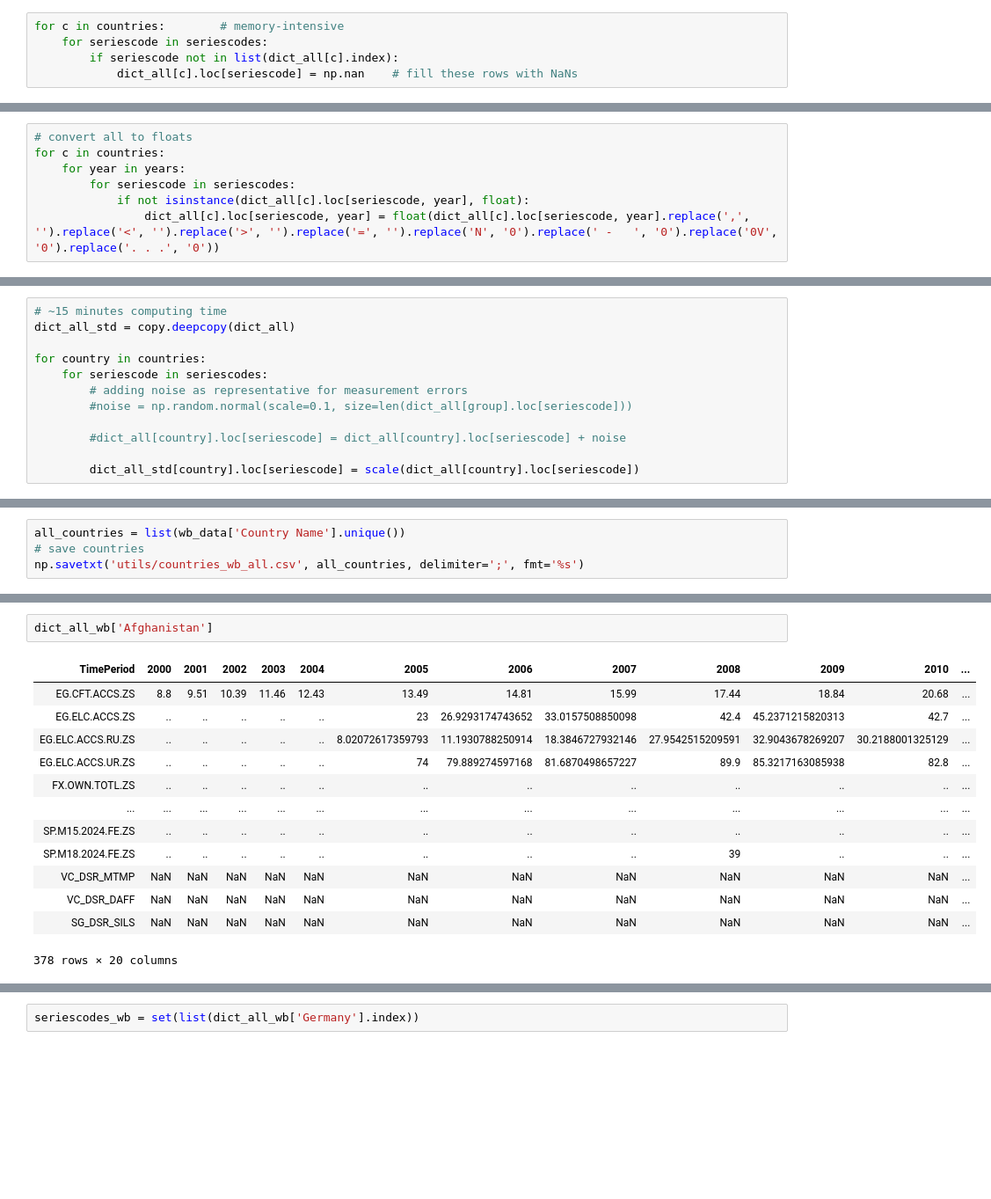
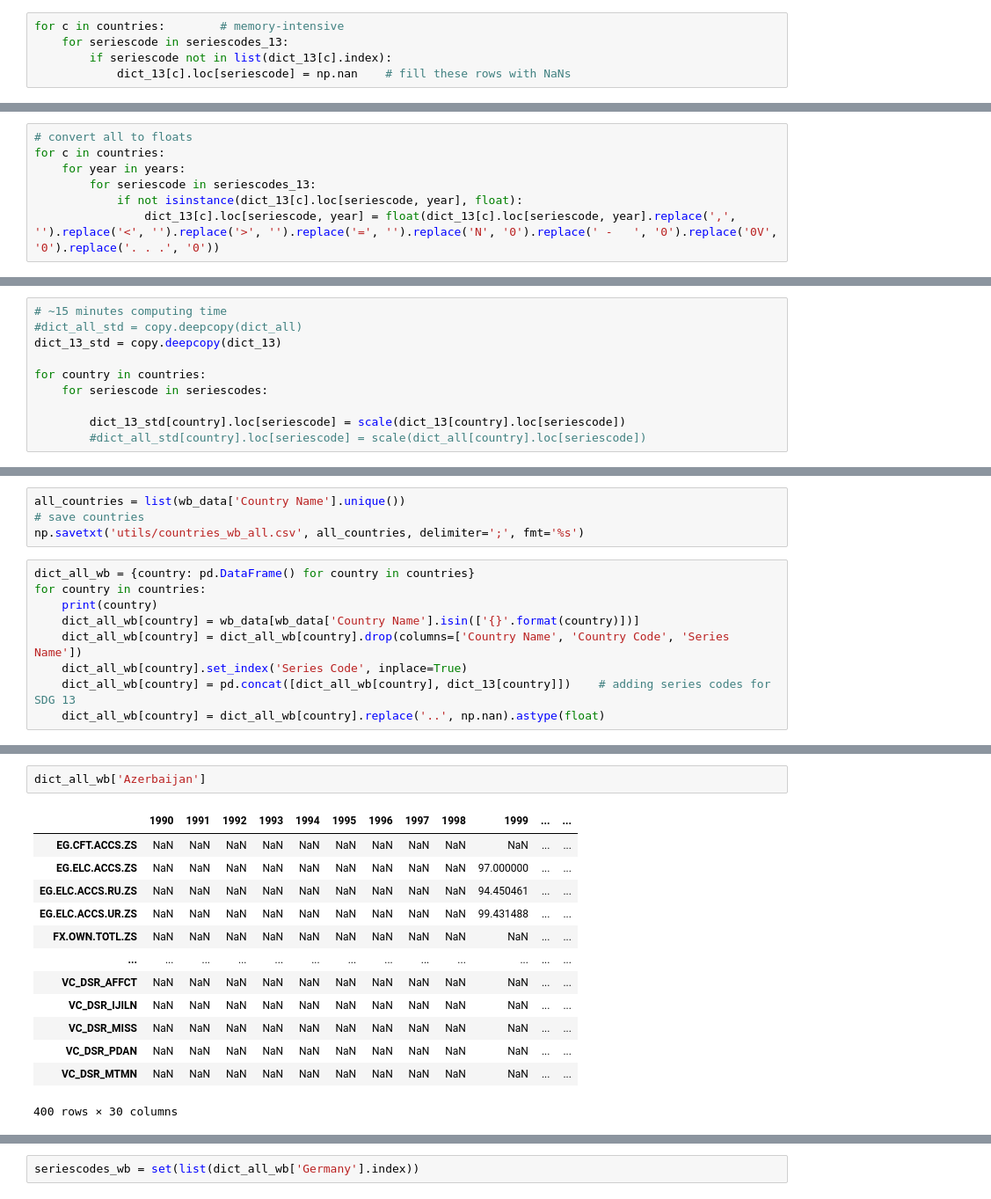
Before and after one commit to felix-laumann/SDG-networks, a Jupyter notebook: 1_data_preparation.ipynb, the cells around one changed output, grey strips where cells are left out. Shown at 88% size. Drawn from its saved outputs; the diff is of its cells as text; blank space fills up the shorter version.

```diff
--- a/1_data_preparation.ipynb
+++ b/1_data_preparation.ipynb
@@ -301,8 +302,8 @@ len(list(dict_all['Nicaragua'].index))
 Let's have all $J$ sub-indicators we want for each country as rows. We fill these rows with NaNs.
 # %%
 for c in countries:        # memory-intensive
-    for seriescode in seriescodes:
-        if seriescode not in list(dict_all[c].index):
-            dict_all[c].loc[seriescode] = np.nan    # fill these rows with NaNs
+    for seriescode in seriescodes_13:
+        if seriescode not in list(dict_13[c].index):
+            dict_13[c].loc[seriescode] = np.nan    # fill these rows with NaNs
 # %%
 # check: do we have J many?
@@ -313,8 +314,8 @@ len(list(dict_all['Nicaragua'].index))
 # convert all to floats
 for c in countries:
     for year in years:
-        for seriescode in seriescodes:
-            if not isinstance(dict_all[c].loc[seriescode, year], float):
-                dict_all[c].loc[seriescode, year] = float(dict_all[c].loc[seriescode, year].replace(',', '').replace('<', '').replace('>', '').replace('=', '').replace('N', '0').replace(' -   ', '0').replace('0V', '0').replace('. . .', '0'))
+        for seriescode in seriescodes_13:
+            if not isinstance(dict_13[c].loc[seriescode, year], float):
+                dict_13[c].loc[seriescode, year] = float(dict_13[c].loc[seriescode, year].replace(',', '').replace('<', '').replace('>', '').replace('=', '').replace('N', '0').replace(' -   ', '0').replace('0V', '0').replace('. . .', '0'))
 # %%
 # double-check: are all series codes as rows?
@@ -408,16 +406,14 @@ dict_all = pickle.load(open('utils/data/dict_all.pkl', 'rb'))
 dict_all_std = pickle.load(open('utils/data/dict_all_std.pkl', 'rb'))
 # %%
 # ~15 minutes computing time
-dict_all_std = copy.deepcopy(dict_all)
+#dict_all_std = copy.deepcopy(dict_all)
+dict_13_std = copy.deepcopy(dict_13)
 
 for country in countries:
     for seriescode in seriescodes:
-        # adding noise as representative for measurement errors
-        #noise = np.random.normal(scale=0.1, size=len(dict_all[group].loc[seriescode]))
 
-        #dict_all[country].loc[seriescode] = dict_all[country].loc[seriescode] + noise
-
-        dict_all_std[country].loc[seriescode] = scale(dict_all[country].loc[seriescode])
+        dict_13_std[country].loc[seriescode] = scale(dict_13[country].loc[seriescode])
+        #dict_all_std[country].loc[seriescode] = scale(dict_all[country].loc[seriescode])
 # %%
 #check
 print('Original value', dict_all['France'].loc['AG_LND_FRST'])
@@ -497,3 +486,12 @@ wb_info = wb_info.drop(columns=['Topic', 'Indicator Name'])
 all_countries = list(wb_data['Country Name'].unique())
 # save countries
 np.savetxt('utils/countries_wb_all.csv', all_countries, delimiter=';', fmt='%s')
+# %%
+dict_all_wb = {country: pd.DataFrame() for country in countries}
+for country in countries:
+    print(country)
+    dict_all_wb[country] = wb_data[wb_data['Country Name'].isin(['{}'.format(country)])]
+    dict_all_wb[country] = dict_all_wb[country].drop(columns=['Country Name', 'Country Code', 'Series Name'])
+    dict_all_wb[country].set_index('Series Code', inplace=True)
+    dict_all_wb[country] = pd.concat([dict_all_wb[country], dict_13[country]])    # adding series codes for SDG 13
+    dict_all_wb[country] = dict_all_wb[country].replace('..', np.nan).astype(float)
@@ -500,16 +516,16 @@ np.savetxt('utils/countries_wb_all.csv', all_countries, delimiter=';', fmt='%s')
 # %%
-dict_all_wb['Afghanistan']
+dict_all_wb['Azerbaijan']
 # %% [output]
-| TimePeriod | 2000 | 2001 | 2002 | 2003 | 2004 | 2005 | 2006 | 2007 | 2008 | 2009 | 2010 | ... |
-| EG.CFT.ACCS.ZS | 8.8 | 9.51 | 10.39 | 11.46 | 12.43 | 13.49 | 14.81 | 15.99 | 17.44 | 18.84 | 20.68 | ... |
-| EG.ELC.ACCS.ZS | .. | .. | .. | .. | .. | 23 | 26.9293174743652 | 33.0157508850098 | 42.4 | 45.2371215820313 | 42.7 | ... |
-| EG.ELC.ACCS.RU.ZS | .. | .. | .. | .. | .. | 8.02072617359793 | 11.1930788250914 | 18.3846727932146 | 27.9542515209591 | 32.9043678269207 | 30.2188001325129 | ... |
-| EG.ELC.ACCS.UR.ZS | .. | .. | .. | .. | .. | 74 | 79.889274597168 | 81.6870498657227 | 89.9 | 85.3217163085938 | 82.8 | ... |
-| FX.OWN.TOTL.ZS | .. | .. | .. | .. | .. | .. | .. | .. | .. | .. | .. | ... |
+|  | 1990 | 1991 | 1992 | 1993 | 1994 | 1995 | 1996 | 1997 | 1998 | 1999 | ... | ... |
+| EG.CFT.ACCS.ZS | NaN | NaN | NaN | NaN | NaN | NaN | NaN | NaN | NaN | NaN | ... | ... |
+| EG.ELC.ACCS.ZS | NaN | NaN | NaN | NaN | NaN | NaN | NaN | NaN | NaN | 97.000000 | ... | ... |
+| EG.ELC.ACCS.RU.ZS | NaN | NaN | NaN | NaN | NaN | NaN | NaN | NaN | NaN | 94.450461 | ... | ... |
+| EG.ELC.ACCS.UR.ZS | NaN | NaN | NaN | NaN | NaN | NaN | NaN | NaN | NaN | 99.431488 | ... | ... |
+| FX.OWN.TOTL.ZS | NaN | NaN | NaN | NaN | NaN | NaN | NaN | NaN | NaN | NaN | ... | ... |
 | ... | ... | ... | ... | ... | ... | ... | ... | ... | ... | ... | ... | ... |
-| SP.M15.2024.FE.ZS | .. | .. | .. | .. | .. | .. | .. | .. | .. | .. | .. | ... |
-| SP.M18.2024.FE.ZS | .. | .. | .. | .. | .. | .. | .. | .. | 39 | .. | .. | ... |
-| VC_DSR_MTMP | NaN | NaN | NaN | NaN | NaN | NaN | NaN | NaN | NaN | NaN | NaN | ... |
-| VC_DSR_DAFF | NaN | NaN | NaN | NaN | NaN | NaN | NaN | NaN | NaN | NaN | NaN | ... |
-| SG_DSR_SILS | NaN | NaN | NaN | NaN | NaN | NaN | NaN | NaN | NaN | NaN | NaN | ... |
+| VC_DSR_AFFCT | NaN | NaN | NaN | NaN | NaN | NaN | NaN | NaN | NaN | NaN | ... | ... |
+| VC_DSR_IJILN | NaN | NaN | NaN | NaN | NaN | NaN | NaN | NaN | NaN | NaN | ... | ... |
+| VC_DSR_MISS | NaN | NaN | NaN | NaN | NaN | NaN | NaN | NaN | NaN | NaN | ... | ... |
+| VC_DSR_PDAN | NaN | NaN | NaN | NaN | NaN | NaN | NaN | NaN | NaN | NaN | ... | ... |
+| VC_DSR_MTMN | NaN | NaN | NaN | NaN | NaN | NaN | NaN | NaN | NaN | NaN | ... | ... |
-378 rows × 20 columns
+400 rows × 30 columns
```
Also changed, not shown: parts of 53 cells of this notebook, 4 other files.
